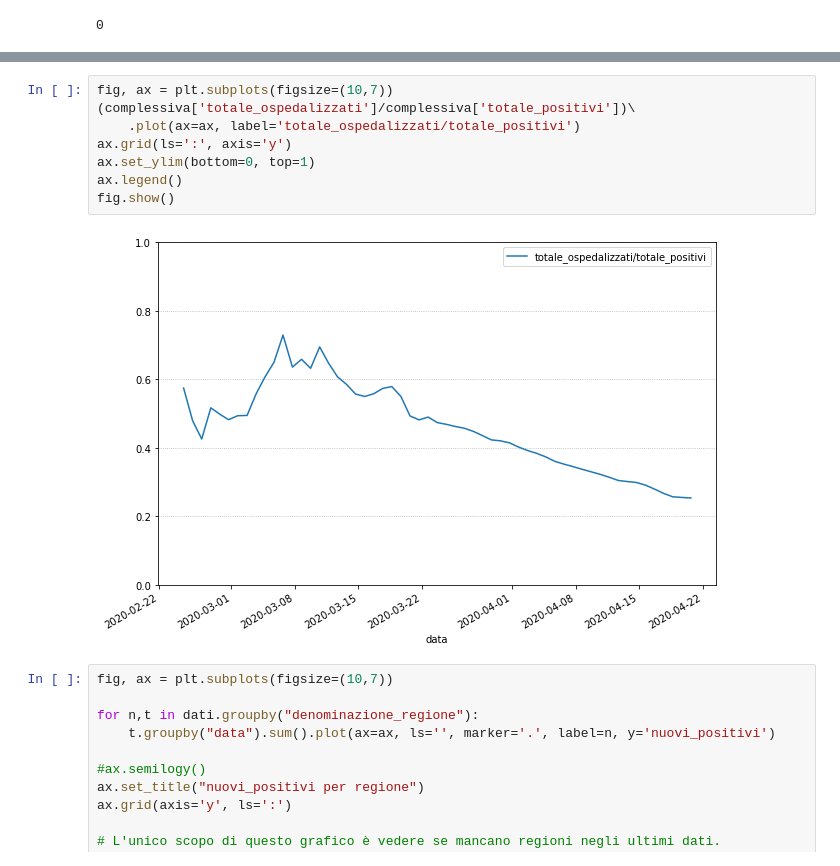
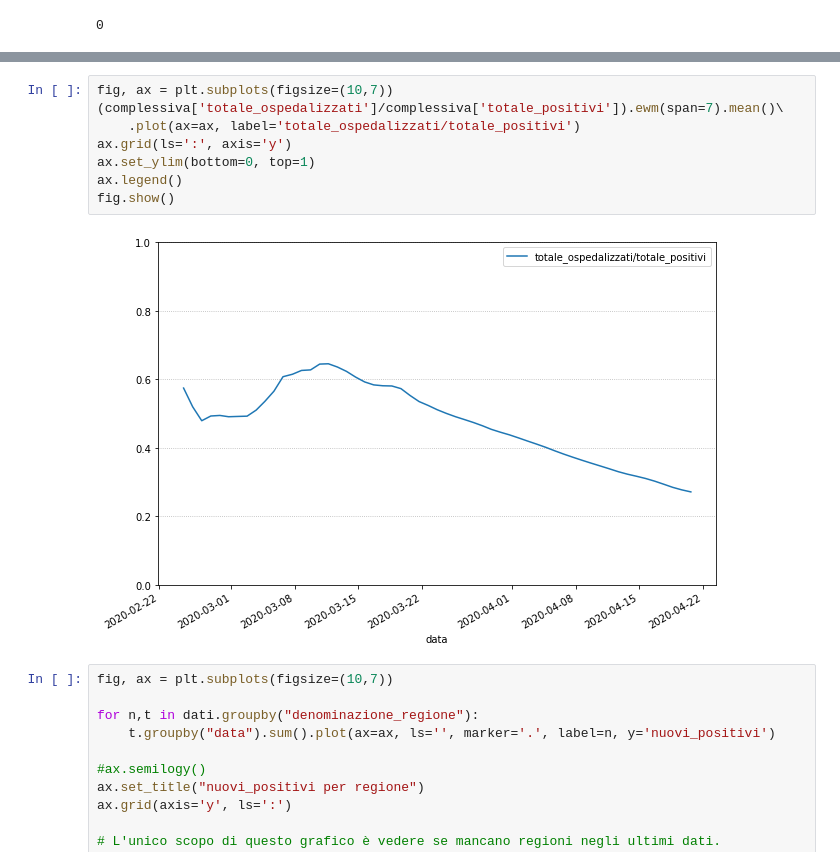
Before and after one commit to AvverbioPronome/covid, a Jupyter notebook: Covid1.ipynb, the cells around one changed output, grey strips where cells are left out. Drawn from its saved outputs; the diff is of its cells as text.

```diff
--- a/Covid1.ipynb
+++ b/Covid1.ipynb
@@ -85,13 +85,13 @@ fig.show()
 # %%
 fig, ax = plt.subplots(figsize=(10,7))
-(complessiva['totale_ospedalizzati']/complessiva['totale_positivi'])\
+(complessiva['totale_ospedalizzati']/complessiva['totale_positivi']).ewm(span=7).mean()\
     .plot(ax=ax, label='totale_ospedalizzati/totale_positivi')
 ax.grid(ls=':', axis='y')
 ax.set_ylim(bottom=0, top=1)
 ax.legend()
 fig.show()
 # %% [output]
-[figure, old version]
+[figure, new version]
 # %%
 fig, ax = plt.subplots(figsize=(10,7))
 
```
Also changed, not shown: parts of 2 cells of this notebook, 1 other file.
